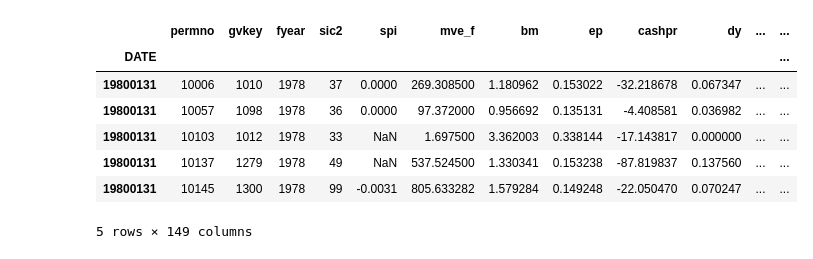
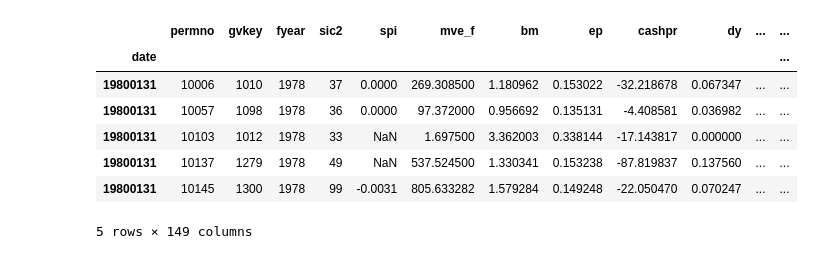
Before and after one commit to Raghuramkowdeed/afp, a Jupyter notebook: data_cleaning/data_cleaning and visulization.ipynb, the cells around one changed output. Cells and saved outputs as stored; diff of their text form; code cells hidden in the pictures.

```diff
--- a/data_cleaning/data_cleaning and visulization.ipynb
+++ b/data_cleaning/data_cleaning and visulization.ipynb
@@ -6,14 +8,22 @@ from sklearn.preprocessing import scale
+# %%
+rps_file = "/Users/raghuramkowdeed/Desktop/rps_signals.csv"
+signal_data = pd.read_csv(rps_file)
+sig_names = [ x.lower() for x in signal_data.columns ]
+signal_data.columns = sig_names
+
+signal_data = signal_data.set_index("date")
+#signal_data.dropna(how = "any", axis = 1 ,inplace = True)
+signal_data.head()
+# %% [output]
+|  | permno | gvkey | fyear | sic2 | spi | mve_f | bm | ep | cashpr | dy | ... | ... |
+| date |  |  |  |  |  |  |  |  |  |  |  | ... |
+| 19800131 | 10006 | 1010 | 1978 | 37 | 0.0000 | 269.308500 | 1.180962 | 0.153022 | -32.218678 | 0.067347 | ... | ... |
+| 19800131 | 10057 | 1098 | 1978 | 36 | 0.0000 | 97.372000 | 0.956692 | 0.135131 | -4.408581 | 0.036982 | ... | ... |
+| 19800131 | 10103 | 1012 | 1978 | 33 | NaN | 1.697500 | 3.362003 | 0.338144 | -17.143817 | 0.000000 | ... | ... |
+| 19800131 | 10137 | 1279 | 1978 | 49 | NaN | 537.524500 | 1.330341 | 0.153238 | -87.819837 | 0.137560 | ... | ... |
+| 19800131 | 10145 | 1300 | 1978 | 99 | -0.0031 | 805.633282 | 1.579284 | 0.149248 | -22.050470 | 0.070247 | ... | ... |
+5 rows × 149 columns
 # %%
-signal_data = pd.read_csv("/home/ywu/Documents/workplace/AFP_data/rps_signals.csv")
-signal_data = signal_data.set_index("DATE")
-#signal_data.dropna(how = "any", axis = 1 ,inplace = True)
-signal_data.head()
+#fama_french = pd.read_csv("/home/ywu/Documents/workplace/AFP_data/F-F_Research_Data_5_Factors_2x3_daily.CSV", skiprows = 3)
+#fama_french.set_index("DATE", inplace = True)
+#fama_french.head()
-# %% [output]
-|  | permno | gvkey | fyear | sic2 | spi | mve_f | bm | ep | cashpr | dy | ... | ... |
-| DATE |  |  |  |  |  |  |  |  |  |  |  | ... |
-| 19800131 | 10006 | 1010 | 1978 | 37 | 0.0000 | 269.308500 | 1.180962 | 0.153022 | -32.218678 | 0.067347 | ... | ... |
-| 19800131 | 10057 | 1098 | 1978 | 36 | 0.0000 | 97.372000 | 0.956692 | 0.135131 | -4.408581 | 0.036982 | ... | ... |
-| 19800131 | 10103 | 1012 | 1978 | 33 | NaN | 1.697500 | 3.362003 | 0.338144 | -17.143817 | 0.000000 | ... | ... |
-| 19800131 | 10137 | 1279 | 1978 | 49 | NaN | 537.524500 | 1.330341 | 0.153238 | -87.819837 | 0.137560 | ... | ... |
-| 19800131 | 10145 | 1300 | 1978 | 99 | -0.0031 | 805.633282 | 1.579284 | 0.149248 | -22.050470 | 0.070247 | ... | ... |
-5 rows × 149 columns
```
Also changed, not shown: parts of 9 cells of this notebook, 9 other files.
